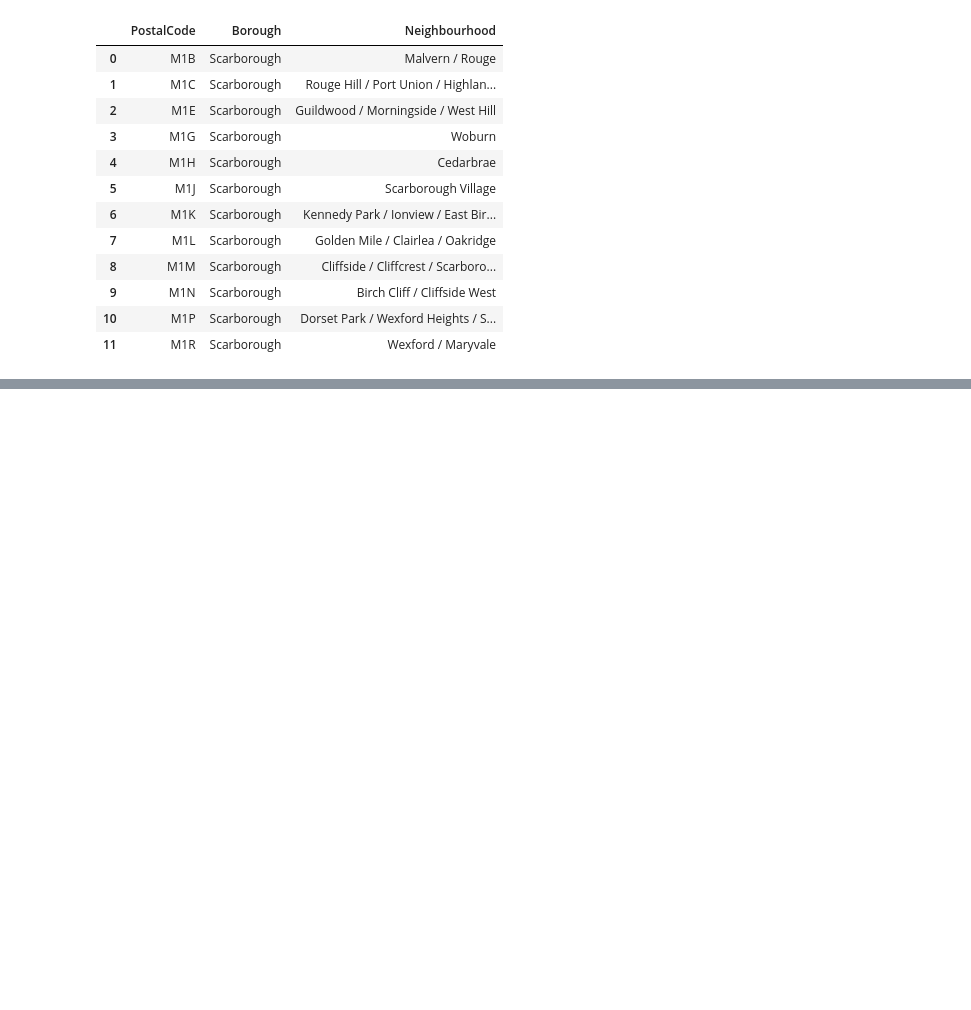
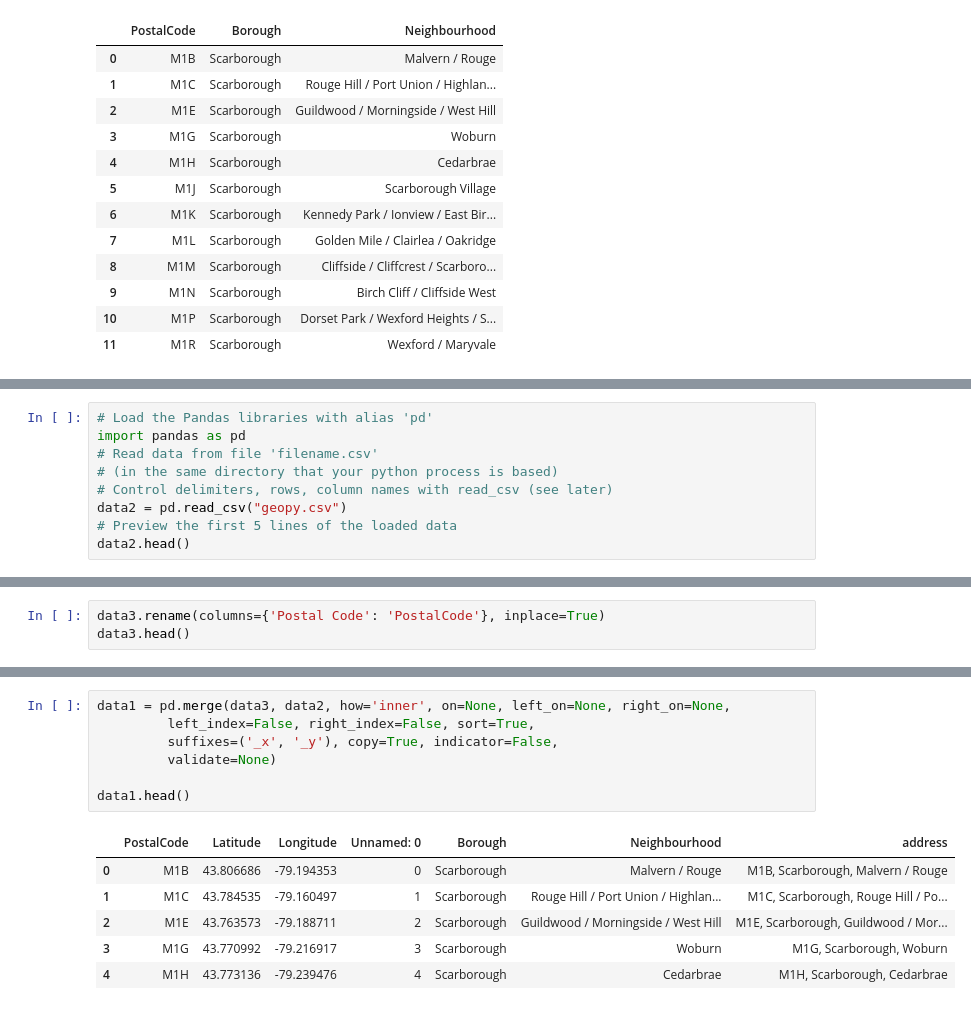
Before and after one commit to swatijha1509/coursea_capstone_project, a Jupyter notebook: Capstone-NoteBook-Intro.ipynb, the cells around one changed output, grey strips where cells are left out. Drawn from its saved outputs; the diff is of its cells as text; blank space fills up the shorter version.

```diff
--- a/Capstone-NoteBook-Intro.ipynb
+++ b/Capstone-NoteBook-Intro.ipynb
@@ -227,0 +505,9 @@ df3.head(12)
+# %%
+# Load the Pandas libraries with alias 'pd'
+import pandas as pd
+# Read data from file 'filename.csv'
+# (in the same directory that your python process is based)
+# Control delimiters, rows, column names with read_csv (see later)
+data2 = pd.read_csv("geopy.csv")
+# Preview the first 5 lines of the loaded data
+data2.head()
@@ -227,0 +530,3 @@ df3.head(12)
+# %%
+data3.rename(columns={'Postal Code': 'PostalCode'}, inplace=True)
+data3.head()
@@ -227,0 +540,14 @@ df3.head(12)
+# %%
+data1 = pd.merge(data3, data2, how='inner', on=None, left_on=None, right_on=None,
+         left_index=False, right_index=False, sort=True,
+         suffixes=('_x', '_y'), copy=True, indicator=False,
+         validate=None)
+
+data1.head()
+# %% [output]
+|  | PostalCode | Latitude | Longitude | Unnamed: 0 | Borough | Neighbourhood | address |
+| 0 | M1B | 43.806686 | -79.194353 | 0 | Scarborough | Malvern / Rouge | M1B, Scarborough, Malvern / Rouge |
+| 1 | M1C | 43.784535 | -79.160497 | 1 | Scarborough | Rouge Hill / Port Union / Highlan... | M1C, Scarborough, Rouge Hill / Po... |
+| 2 | M1E | 43.763573 | -79.188711 | 2 | Scarborough | Guildwood / Morningside / West Hill | M1E, Scarborough, Guildwood / Mor... |
+| 3 | M1G | 43.770992 | -79.216917 | 3 | Scarborough | Woburn | M1G, Scarborough, Woburn |
+| 4 | M1H | 43.773136 | -79.239476 | 4 | Scarborough | Cedarbrae | M1H, Scarborough, Cedarbrae |
```
Also changed, not shown: parts of 104 cells of this notebook.
